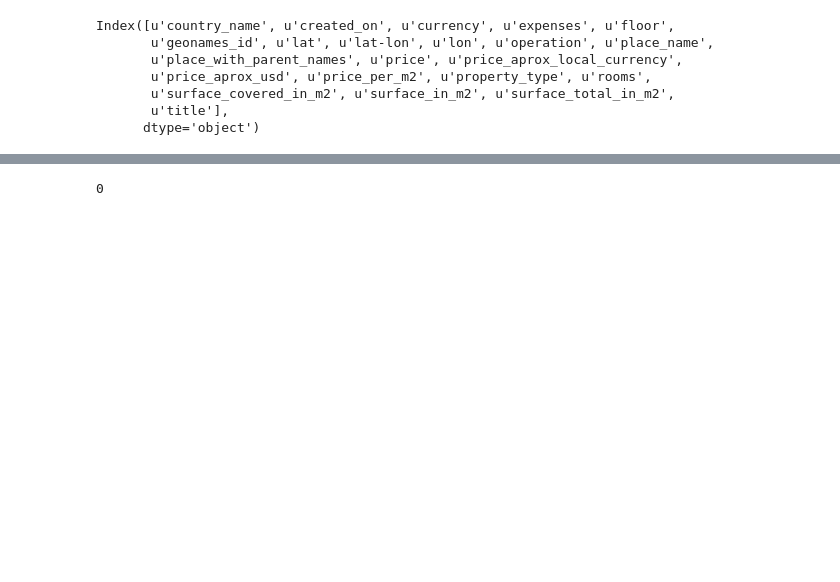
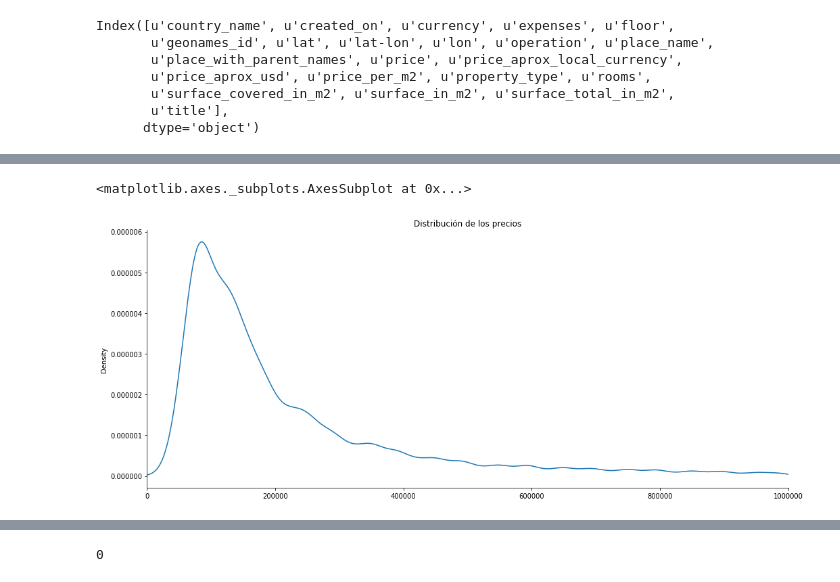
Before and after one commit to lucaslavandeira/7506-tp, a Jupyter notebook: analisis_exploratorio.ipynb, the cells around one changed output, grey strips where cells are left out. Saved outputs shown, nothing was run; the diff lists cells and outputs as text; code cells hidden in the pictures; blank space fills up the shorter version.

```diff
--- a/analisis_exploratorio.ipynb
+++ b/analisis_exploratorio.ipynb
@@ -41,0 +175,12 @@ Index([u'country_name', u'created_on', u'currency', u'expenses', u'floor',
+# %%
+price = df[df['price'] < 1000000].price
+
+fig, ax = plt.subplots(figsize=(17, 7))
+ax.spines['top'].set_visible(False)
+ax.spines['right'].set_visible(False)
+ax.set_title(u'Distribución de los precios')
+ax.axis(xmin=0, xmax=1000000)
+price.plot.kde(ax=ax)
+# %% [output]
+<matplotlib.axes._subplots.AxesSubplot at 0x...>
+[figure, added]
```
Also changed, not shown: parts of 30 cells of this notebook.
